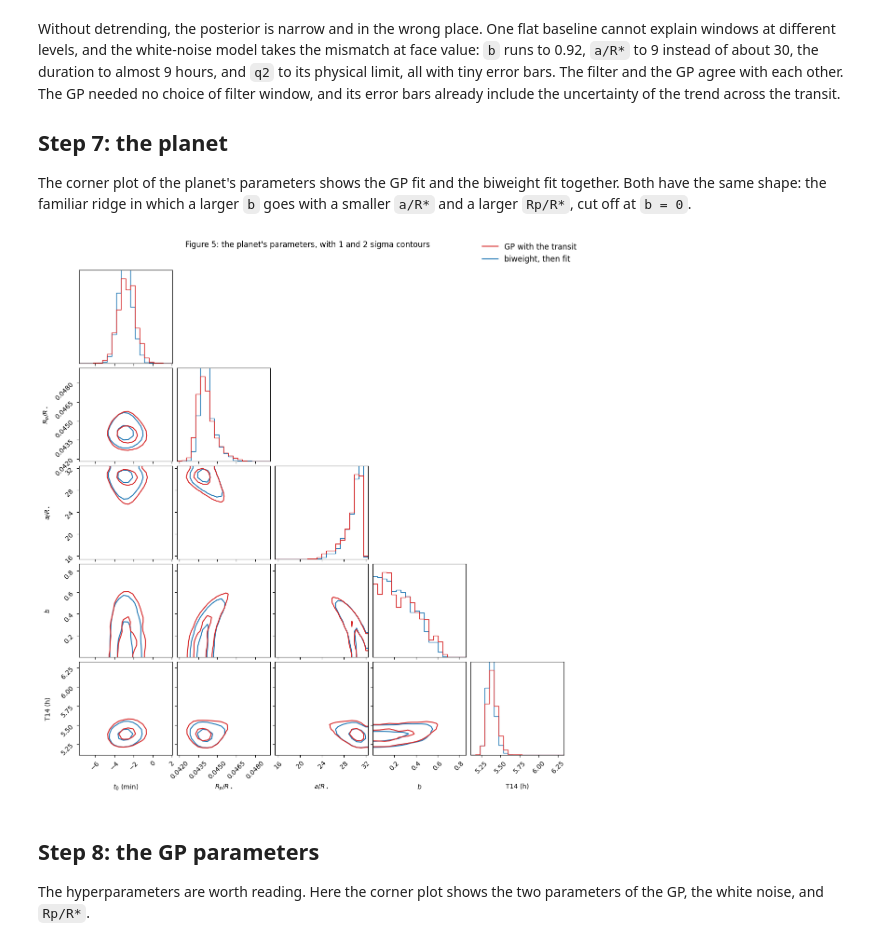
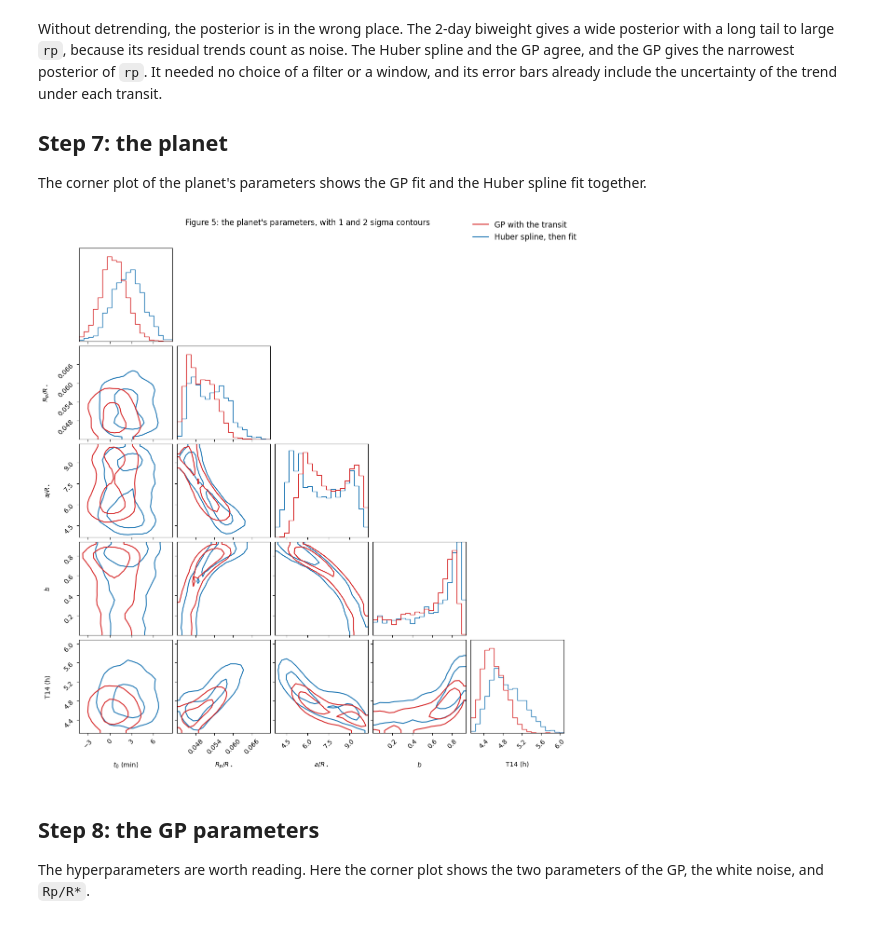
Before and after one commit to hippke/pizzetti, a Jupyter notebook: examples/18_fitting_with_a_gaussian_process.ipynb, the cells around one changed output. Cells and saved outputs as stored; diff of their text form; code cells hidden in the pictures.

```diff
--- a/examples/18_fitting_with_a_gaussian_process.ipynb
+++ b/examples/18_fitting_with_a_gaussian_process.ipynb
@@ -269,0 +286,22 @@ GP with the transit    Rp/R* = 0.04401 +0.00080 -0.00053
+# %%
+def quantiles(res_, name):
+    j = list(res_.labels).index(name)
+    o = np.argsort(res_.weighted_samples[:, j]); cw = np.cumsum(res_.weights[o])
+    return np.interp([0.16, 0.5, 0.84], cw / cw[-1], res_.weighted_samples[o, j])
+
+runs = [("no detrending", raw, "0.6", ":"), ("biweight, 2 d", filtered["biweight, 2 d"], "C9", "--"),
+        ("Huber spline, 4 T14", filtered["Huber spline, 4 T14"], "C0", "--"), ("GP with the transit", result, "C3", "-")]
+fig, axs = plt.subplots(1, 3, figsize=(12, 3))
+for lab, res_, col, ls in runs:
+    for ax, (n, rng_) in zip(axs, (("rp", (0.035, 0.09)), ("b", (0, 1.2)), ("t0", (-25, 60)))):
+        x = res_.weighted_samples[:, list(res_.labels).index(n)]
+        x = 1440 * x if n == "t0" else x
+        h, edges = np.histogram(x, bins=40, range=rng_, weights=res_.weights)
+        ax.stairs(h / h.max(), edges, color=col, ls=ls, lw=1.5, label=lab)
+    q = quantiles(res_, "rp"); qt = 1440 * quantiles(res_, "t0")
+    print(f"{lab:22s} Rp/R* = {q[1]:.4f} +{q[2] - q[1]:.4f} -{q[1] - q[0]:.4f}   t0 = {qt[1]:+5.1f} ± {(qt[2] - qt[0]) / 2:.1f} min")
+for ax, xl in zip(axs, (r"$R_p/R_\star$", "b", "t0 (min)")):
+    ax.set_xlabel(xl); ax.set_yticks([])
+fig.legend(*axs[0].get_legend_handles_labels(), loc="lower center", ncol=4, bbox_to_anchor=(0.5, -0.02), frameon=False)
+fig.subplots_adjust(bottom=0.27)
+fig.suptitle("Figure 4: the same transits, four treatments of the trend");
@@ -270,26 +314,34 @@ GP with the transit    Rp/R* = 0.04401 +0.00080 -0.00053
 # %% [markdown]
-Without detrending, the posterior is narrow and in the wrong place. One flat baseline cannot explain windows at different levels, and the white-noise model takes the mismatch at face value: `b` runs to 0.92, `a/R*` to 9 instead of about 30, the duration to almost 9 hours, and `q2` to its physical limit, all with tiny error bars. The filter and the GP agree with each other. The GP needed no choice of filter window, and its error bars already include the uncertainty of the trend across the transit.
+Without detrending, the posterior is in the wrong place. The 2-day biweight gives a wide posterior with a long tail to large `rp`, because its residual trends count as noise. The Huber spline and the GP agree, and the GP gives the narrowest posterior of `rp`. It needed no choice of a filter or a window, and its error bars already include the uncertainty of the trend under each transit.
 
 ## Step 7: the planet
 
-The corner plot of the planet's parameters shows the GP fit and the biweight fit together. Both have the same shape: the familiar ridge in which a larger `b` goes with a smaller `a/R*` and a larger `Rp/R*`, cut off at `b = 0`.
+The corner plot of the planet's parameters shows the GP fit and the Huber spline fit together.
 # %%
+def t14_hours(c):
+    return 24 * per / np.pi * np.arcsin(np.sqrt(np.clip((1 + c["rp"]) ** 2 - c["b"] ** 2, 0, None)) / np.sqrt(c["a"] ** 2 - c["b"] ** 2))
+
 def planet_columns(res_):
     c = {n: res_.weighted_samples[:, j] for j, n in enumerate(res_.labels)}
     return np.column_stack([24 * 60 * c["t0"], c["rp"], c["a"], c["b"], t14_hours(c)])
 
+spline = filtered["Huber spline, 4 T14"]
 names_p = [r"$t_0$ (min)", r"$R_p/R_\star$", r"$a/R_\star$", r"$b$", "T14 (h)"]
-Xg, Xb = planet_columns(result), planet_columns(biweight)
-ranges = [tuple(np.percentile(np.concatenate([Xg[:, j], Xb[:, j]]), [0.3, 99.7])) for j in range(5)]
-fig = corner.corner(Xb, weights=biweight.weights, labels=names_p, range=ranges, color="C0", smooth=1.0, hist_kwargs=dict(density=True),
+Xg, Xs = planet_columns(result), planet_columns(spline)
+def weighted_range(x, w):                             # 0.3 to 99.7 per cent of the weighted draws
+    o = np.argsort(x); cw = np.cumsum(w[o])
+    return np.interp([0.003, 0.997], cw / cw[-1], x[o])
+lims = [[weighted_range(X[:, j], r.weights) for X, r in ((Xg, result), (Xs, spline))] for j in range(5)]
+ranges = [(min(a[0], b[0]), max(a[1], b[1])) for a, b in lims]
+fig = corner.corner(Xs, weights=spline.weights, labels=names_p, range=ranges, color="C0", smooth=1.0, hist_kwargs=dict(density=True),
                     plot_datapoints=False, plot_density=False, no_fill_contours=True, levels=(0.39, 0.86))
 corner.corner(Xg, weights=result.weights, range=ranges, color="C3", smooth=1.0, hist_kwargs=dict(density=True), fig=fig,
               plot_datapoints=False, plot_density=False, no_fill_contours=True, levels=(0.39, 0.86))
-fig.legend(handles=[plt.Line2D([], [], color="C3", label="GP with the transit"), plt.Line2D([], [], color="C0", label="biweight, then fit")],
+fig.legend(handles=[plt.Line2D([], [], color="C3", label="GP with the transit"), plt.Line2D([], [], color="C0", label="Huber spline, then fit")],
            loc="upper right", frameon=False, fontsize=12)
 fig.suptitle("Figure 5: the planet's parameters, with 1 and 2 sigma contours", y=1.02);
 # %% [output]
-[figure, old version]
+[figure, new version]
 # %% [markdown]
 ## Step 8: the GP parameters
 
```
Also changed, not shown: parts of 24 cells of this notebook, 4 other files.
